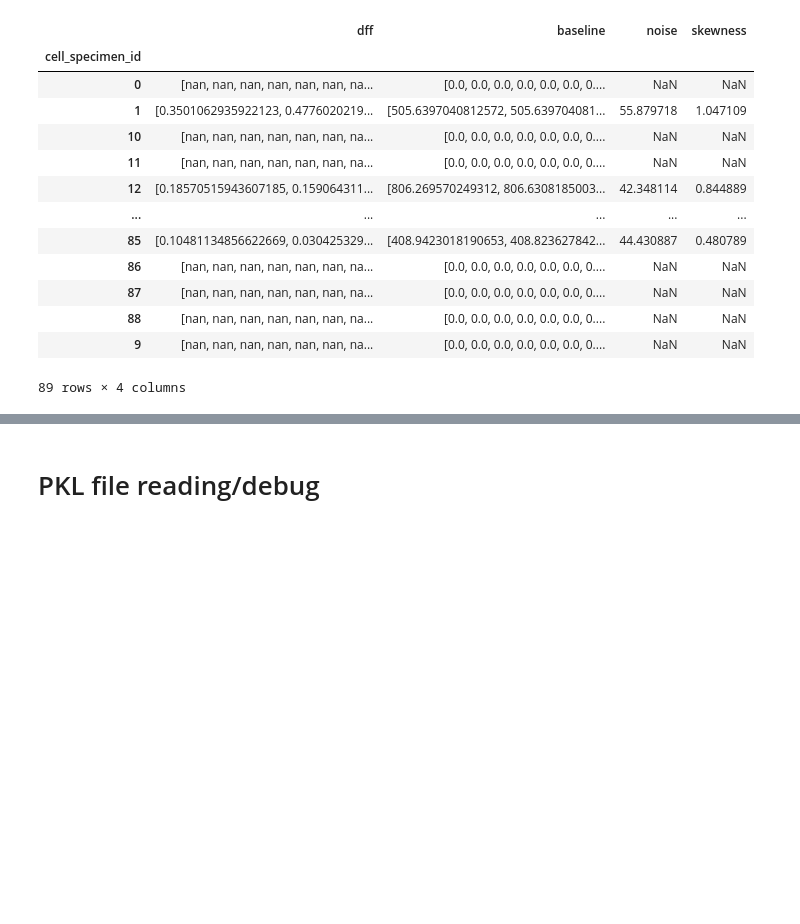
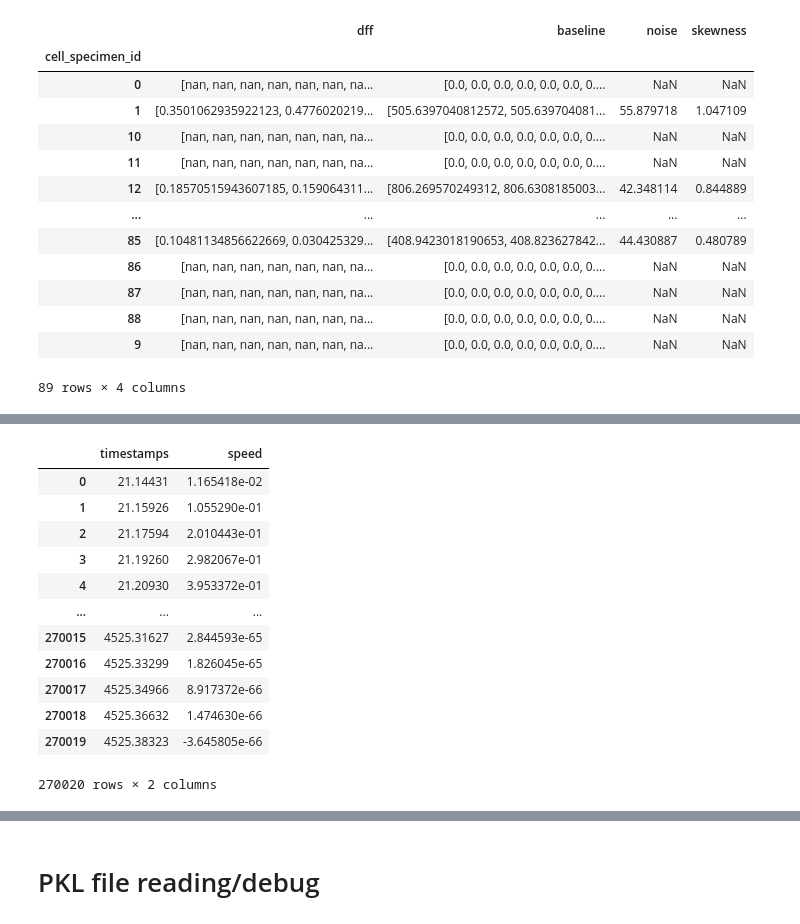
Before and after one commit to AllenNeuralDynamics/lamf-analysis, a Jupyter notebook: ophys-mfish-dev/notebooks/Dataset-object-demo.ipynb, the cells around one changed output, grey strips where cells are left out. Cells and saved outputs as stored; diff of their text form; code cells hidden in the pictures; blank space fills up the shorter version.

```diff
--- a/ophys-mfish-dev/notebooks/Dataset-object-demo.ipynb
+++ b/ophys-mfish-dev/notebooks/Dataset-object-demo.ipynb
@@ -325 +200,17 @@ bd.running_speed
+# %%
+bs.running_speed
+# %% [output]
+|  | timestamps | speed |
+| 0 | 21.14431 | 1.165418e-02 |
+| 1 | 21.15926 | 1.055290e-01 |
+| 2 | 21.17594 | 2.010443e-01 |
+| 3 | 21.19260 | 2.982067e-01 |
+| 4 | 21.20930 | 3.953372e-01 |
+| ... | ... | ... |
+| 270015 | 4525.31627 | 2.844593e-65 |
+| 270016 | 4525.33299 | 1.826045e-65 |
+| 270017 | 4525.34966 | 8.917372e-66 |
+| 270018 | 4525.36632 | 1.474630e-66 |
+| 270019 | 4525.38323 | -3.645805e-66 |
+270020 rows × 2 columns
 # %%
```
Also changed, not shown: parts of 51 cells of this notebook, 4 other files.
